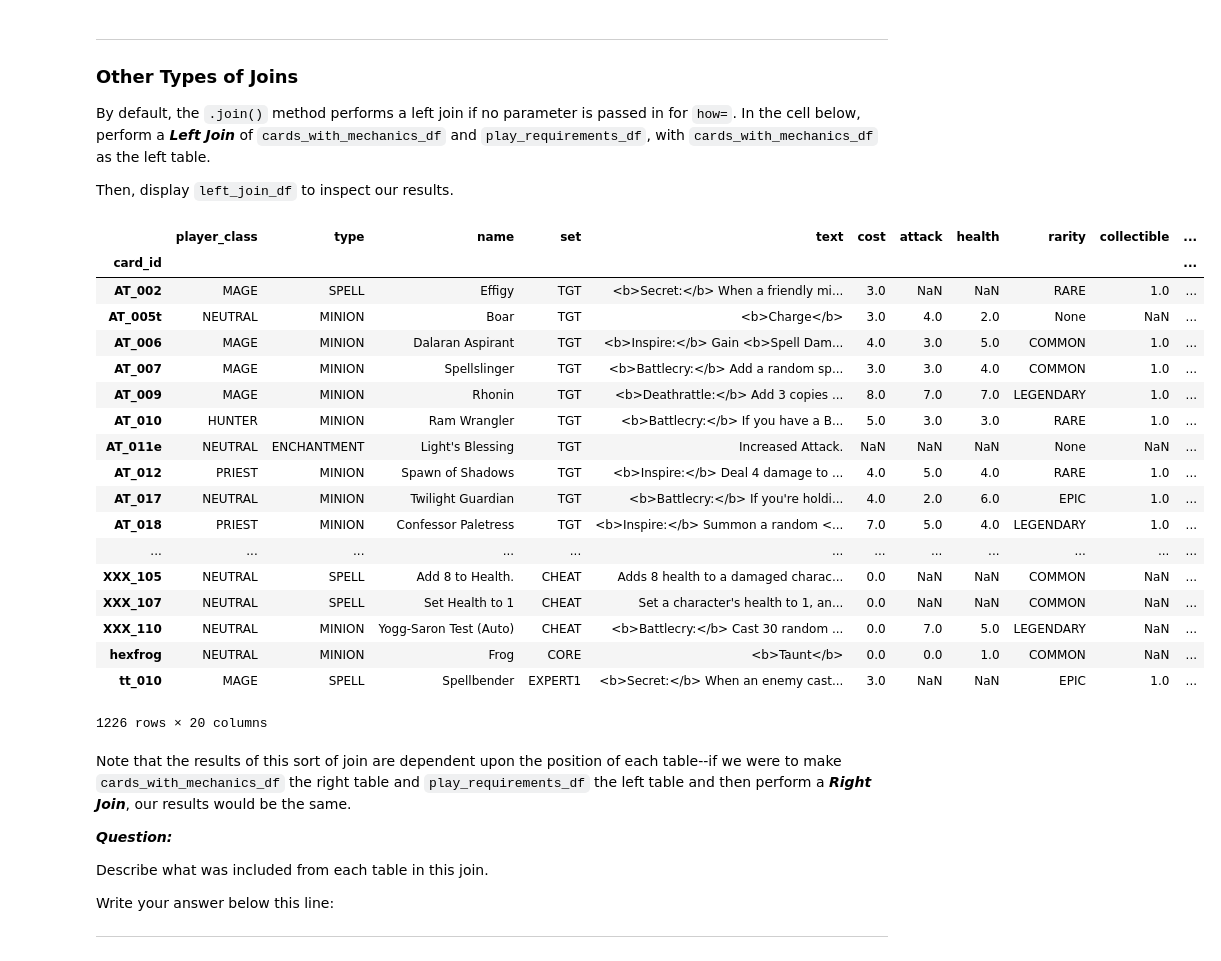
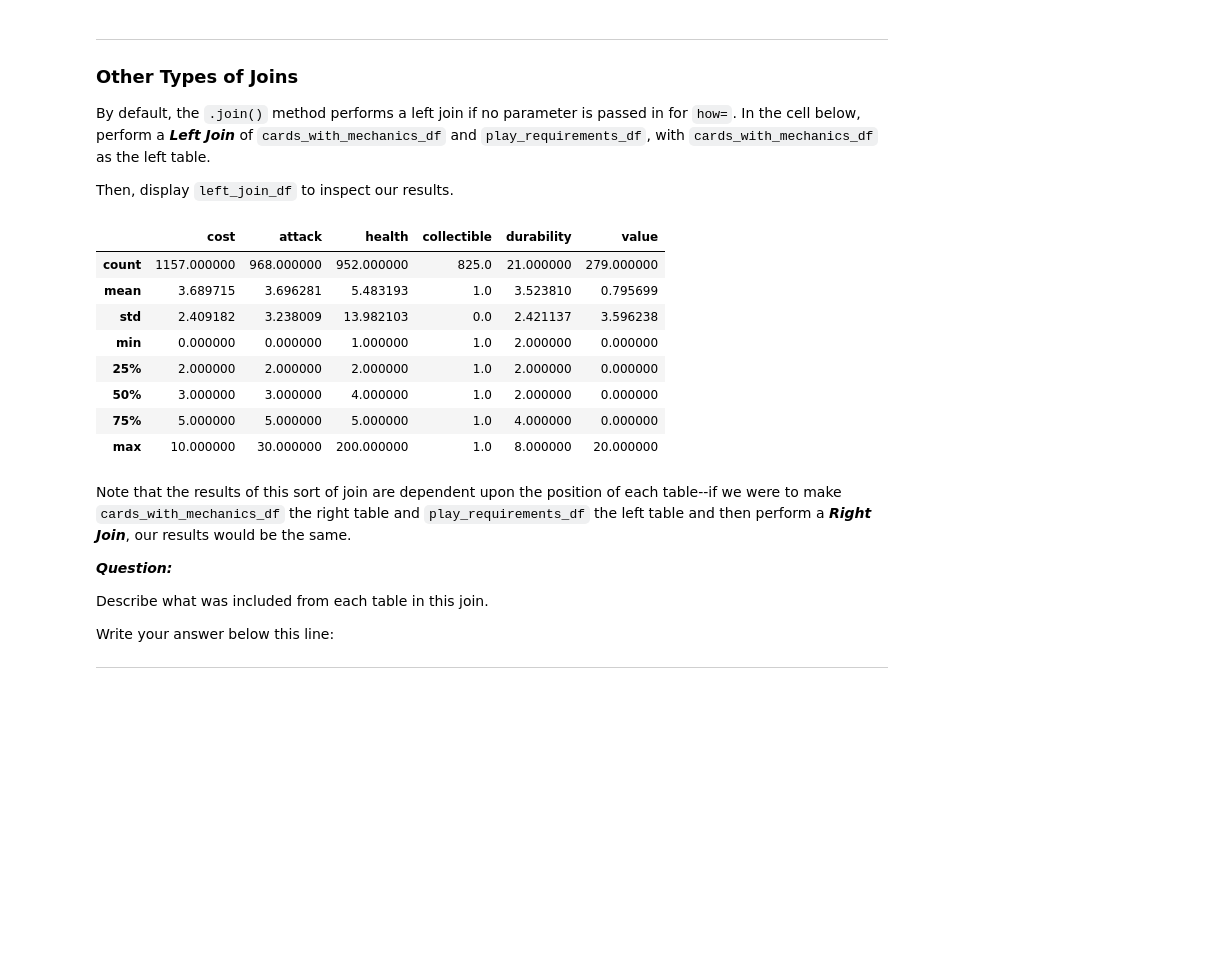
Before and after one commit to Patrickbfuller/dsc-0-04-09-combining-dataframes-lab-seattle-ds-career-040119, a Jupyter notebook: index.ipynb, the cells around one changed output. Cells and saved outputs as stored; diff of their text form; code cells hidden in the pictures; blank space fills up the shorter version.

```diff
--- a/index.ipynb
+++ b/index.ipynb
@@ -268,27 +268,17 @@ Then, display `left_join_df` to inspect our results.
 # %%
 left_join_df = cards_with_mechanics_df.join(play_requirements_df)
 # %%
-left_join_df.
+left_join_df.describe()
 # %% [output]
-|  | player_class | type | name | set | text | cost | attack | health | rarity | collectible | ... |
-| card_id |  |  |  |  |  |  |  |  |  |  | ... |
-| AT_002 | MAGE | SPELL | Effigy | TGT | <b>Secret:</b> When a friendly mi... | 3.0 | NaN | NaN | RARE | 1.0 | ... |
-| AT_005t | NEUTRAL | MINION | Boar | TGT | <b>Charge</b> | 3.0 | 4.0 | 2.0 | None | NaN | ... |
-| AT_006 | MAGE | MINION | Dalaran Aspirant | TGT | <b>Inspire:</b> Gain <b>Spell Dam... | 4.0 | 3.0 | 5.0 | COMMON | 1.0 | ... |
-| AT_007 | MAGE | MINION | Spellslinger | TGT | <b>Battlecry:</b> Add a random sp... | 3.0 | 3.0 | 4.0 | COMMON | 1.0 | ... |
-| AT_009 | MAGE | MINION | Rhonin | TGT | <b>Deathrattle:</b> Add 3 copies ... | 8.0 | 7.0 | 7.0 | LEGENDARY | 1.0 | ... |
-| AT_010 | HUNTER | MINION | Ram Wrangler | TGT | <b>Battlecry:</b> If you have a B... | 5.0 | 3.0 | 3.0 | RARE | 1.0 | ... |
-| AT_011e | NEUTRAL | ENCHANTMENT | Light's Blessing | TGT | Increased Attack. | NaN | NaN | NaN | None | NaN | ... |
-| AT_012 | PRIEST | MINION | Spawn of Shadows | TGT | <b>Inspire:</b> Deal 4 damage to ... | 4.0 | 5.0 | 4.0 | RARE | 1.0 | ... |
-| AT_017 | NEUTRAL | MINION | Twilight Guardian | TGT | <b>Battlecry:</b> If you're holdi... | 4.0 | 2.0 | 6.0 | EPIC | 1.0 | ... |
-| AT_018 | PRIEST | MINION | Confessor Paletress | TGT | <b>Inspire:</b> Summon a random <... | 7.0 | 5.0 | 4.0 | LEGENDARY | 1.0 | ... |
-| ... | ... | ... | ... | ... | ... | ... | ... | ... | ... | ... | ... |
-| XXX_105 | NEUTRAL | SPELL | Add 8 to Health. | CHEAT | Adds 8 health to a damaged charac... | 0.0 | NaN | NaN | COMMON | NaN | ... |
-| XXX_107 | NEUTRAL | SPELL | Set Health to 1 | CHEAT | Set a character's health to 1, an... | 0.0 | NaN | NaN | COMMON | NaN | ... |
-| XXX_110 | NEUTRAL | MINION | Yogg-Saron Test (Auto) | CHEAT | <b>Battlecry:</b> Cast 30 random ... | 0.0 | 7.0 | 5.0 | LEGENDARY | NaN | ... |
-| hexfrog | NEUTRAL | MINION | Frog | CORE | <b>Taunt</b> | 0.0 | 0.0 | 1.0 | COMMON | NaN | ... |
-| tt_010 | MAGE | SPELL | Spellbender | EXPERT1 | <b>Secret:</b> When an enemy cast... | 3.0 | NaN | NaN | EPIC | 1.0 | ... |
+|  | cost | attack | health | collectible | durability | value |
+| count | 1157.000000 | 968.000000 | 952.000000 | 825.0 | 21.000000 | 279.000000 |
+| mean | 3.689715 | 3.696281 | 5.483193 | 1.0 | 3.523810 | 0.795699 |
+| std | 2.409182 | 3.238009 | 13.982103 | 0.0 | 2.421137 | 3.596238 |
+| min | 0.000000 | 0.000000 | 1.000000 | 1.0 | 2.000000 | 0.000000 |
+| 25% | 2.000000 | 2.000000 | 2.000000 | 1.0 | 2.000000 | 0.000000 |
+| 50% | 3.000000 | 3.000000 | 4.000000 | 1.0 | 2.000000 | 0.000000 |
+| 75% | 5.000000 | 5.000000 | 5.000000 | 1.0 | 4.000000 | 0.000000 |
+| max | 10.000000 | 30.000000 | 200.000000 | 1.0 | 8.000000 | 20.000000 |
-1226 rows × 20 columns
 # %% [markdown]
 Note that the results of this sort of join are dependent upon the position of each table--if we were to make `cards_with_mechanics_df` the right table and `play_requirements_df` the left table and then perform a **_Right Join_**, our results would be the same.
 
```
